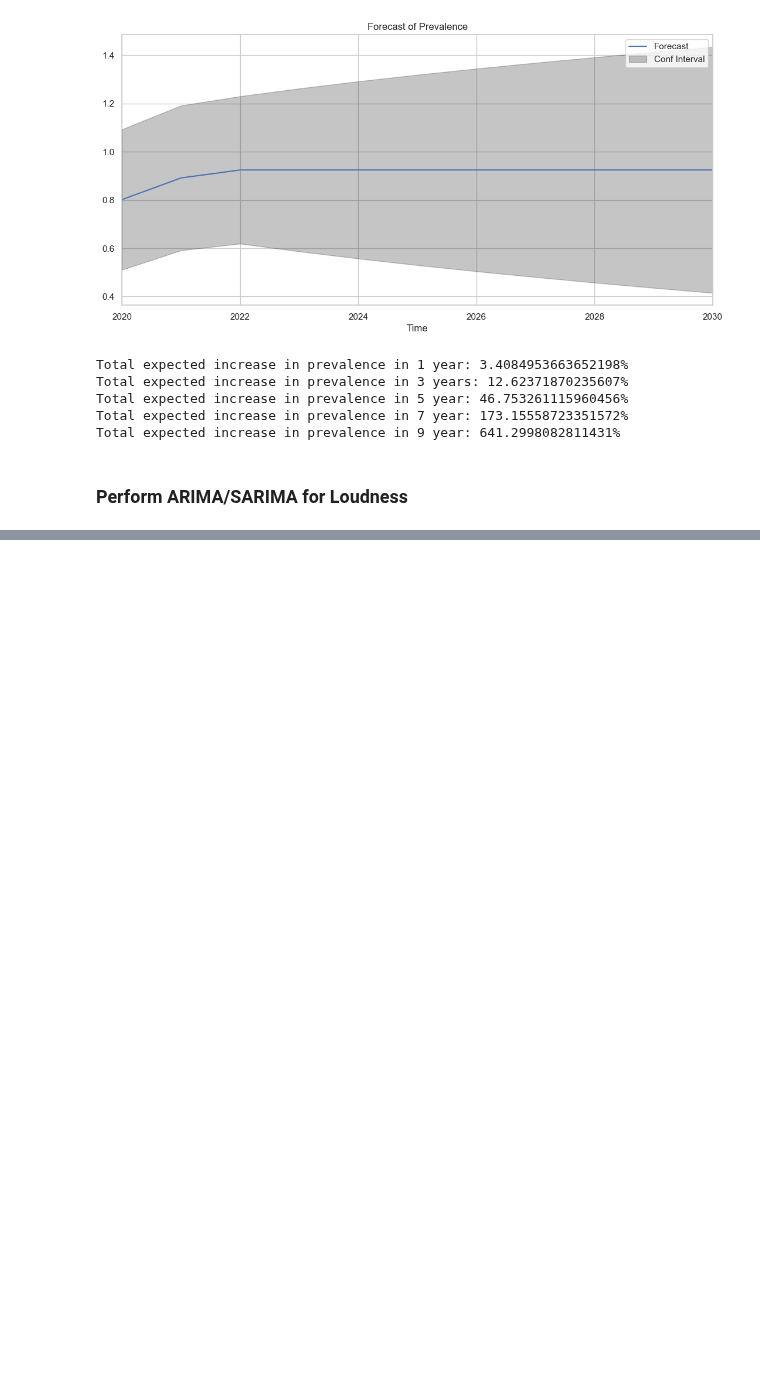
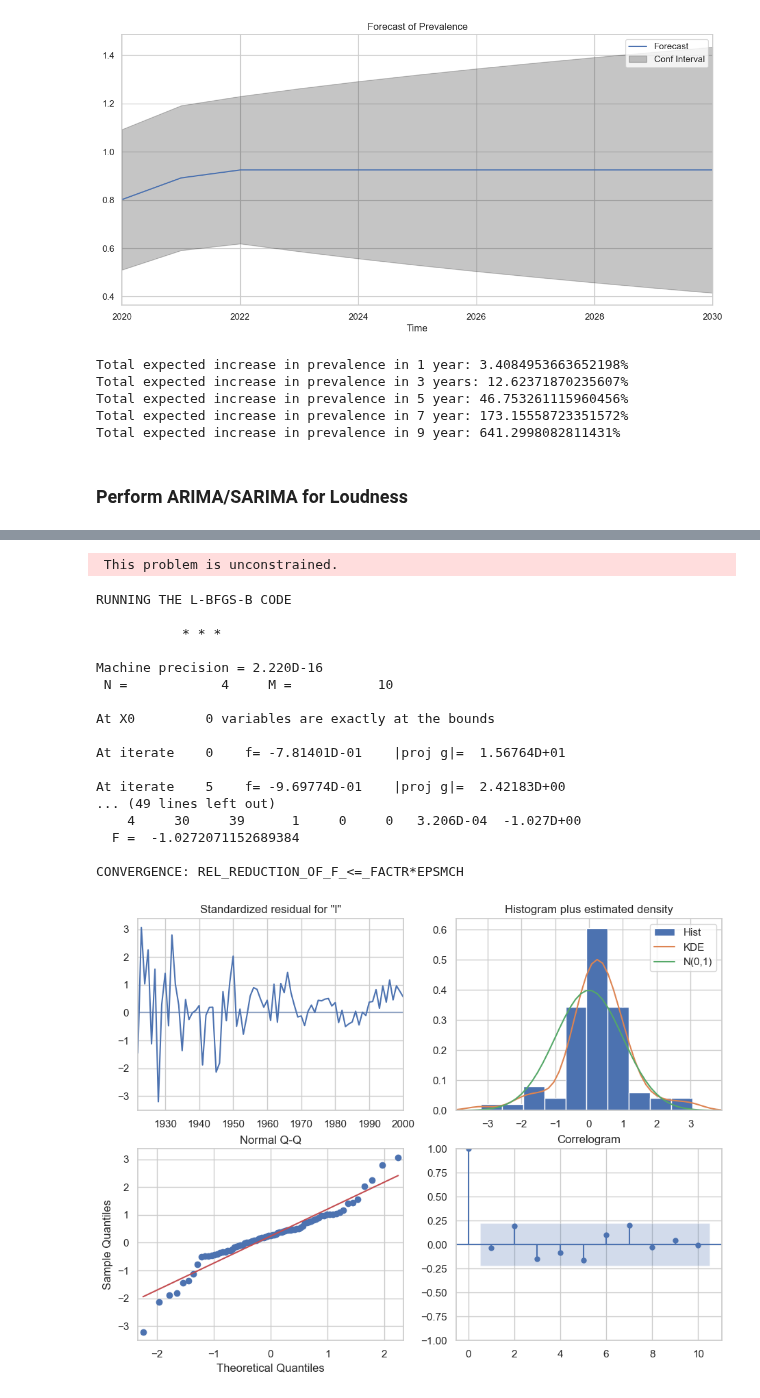
Before and after one commit to moraditya/spotify-time-series, a Jupyter notebook: models/spotify-time-series-ARIMA-LSTM.ipynb, the cells around one changed output, grey strips where cells are left out. Saved outputs shown, nothing was run; the diff lists cells and outputs as text; code cells hidden in the pictures; blank space fills up the shorter version.

Commit message:
Ran the auto_arima for loudness, got the best parameters, fit the SARIMA model, computed the train and test RMSEs, and forecasted the model for the next 10 years

```diff
--- a/models/spotify-time-series-ARIMA-LSTM.ipynb
+++ b/models/spotify-time-series-ARIMA-LSTM.ipynb
@@ -685,0 +711,25 @@ Total expected increase in prevalence in 9 year: 641.2998082811431%
+# %%
+# fit the SARIMA model and get results
+pdq = (0,1,3)
+pdqs = (0,0,0,0)
+train, test, results = fit_model(loudness_df,pdq=pdq,pdqs=pdqs)
+# %% [output]
+ This problem is unconstrained.
+RUNNING THE L-BFGS-B CODE
+
+           * * *
+
+Machine precision = 2.220D-16
+ N =            4     M =           10
+
+At X0         0 variables are exactly at the bounds
+
+At iterate    0    f= -7.81401D-01    |proj g|=  1.56764D+01
+
+At iterate    5    f= -9.69774D-01    |proj g|=  2.42183D+00
+... (49 lines left out)
+    4     30     39      1     0     0   3.206D-04  -1.027D+00
+  F =  -1.0272071152689384
+
+CONVERGENCE: REL_REDUCTION_OF_F_<=_FACTR*EPSMCH
+[figure, added]
```
Also changed, not shown: parts of 4 cells of this notebook.
